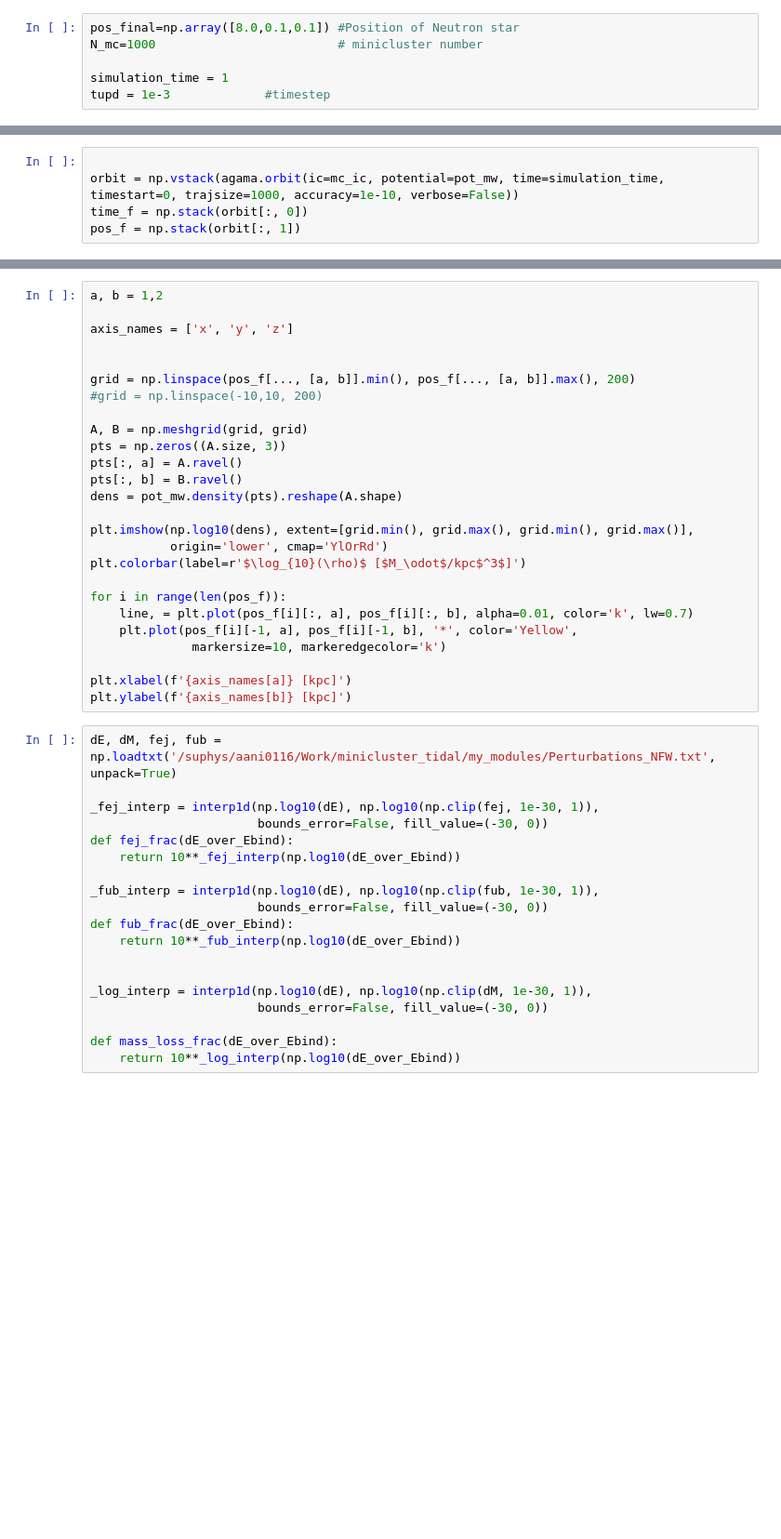
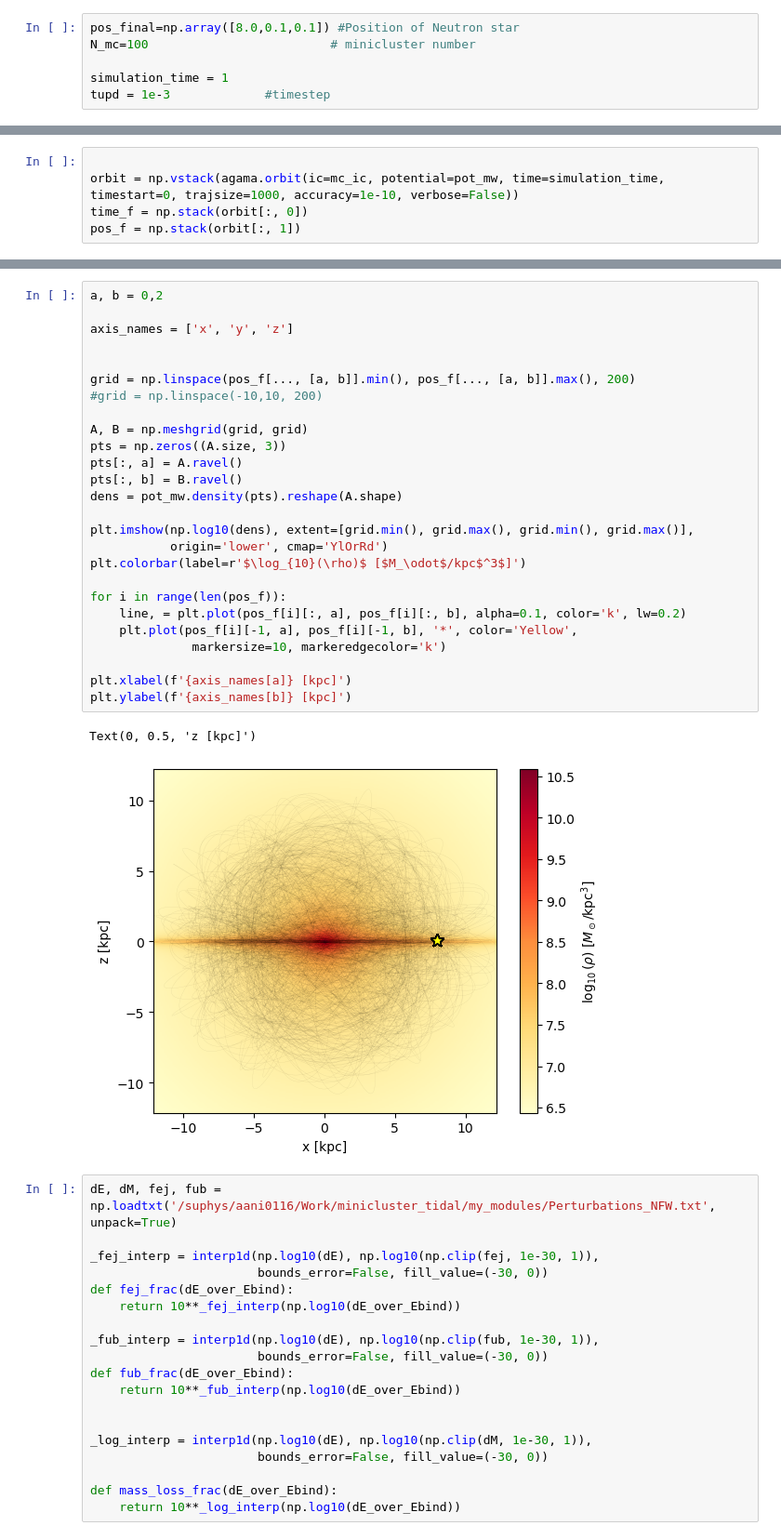
Before and after one commit to ananthukanilkumar/neutronstar-minicluster, a Jupyter notebook: ns_mc.ipynb, the cells around one changed output, grey strips where cells are left out. Shown at 93% size. Saved outputs shown, nothing was run; the diff lists cells and outputs as text; blank space fills up the shorter version.

```diff
--- a/ns_mc.ipynb
+++ b/ns_mc.ipynb
@@ -20,7 +20,7 @@ from hmf import get_mass,prob
 from mc_xv import generate_xv_at,generate_xv
 # %%
 pos_final=np.array([8.0,0.1,0.1]) #Position of Neutron star
-N_mc=1000                         # minicluster number
+N_mc=100                         # minicluster number
 
 simulation_time = 1
 tupd = 1e-3             #timestep
@@ -63,29 +86,32 @@ for i in np.where(ecc_mask)[0]:
 # %%
-a, b = 1,2
+a, b = 0,2
 
 axis_names = ['x', 'y', 'z']
 
 
 grid = np.linspace(pos_f[..., [a, b]].min(), pos_f[..., [a, b]].max(), 200)
 #grid = np.linspace(-10,10, 200)
 
 A, B = np.meshgrid(grid, grid)
 pts = np.zeros((A.size, 3))
 pts[:, a] = A.ravel()
 pts[:, b] = B.ravel()
 dens = pot_mw.density(pts).reshape(A.shape)
 
 plt.imshow(np.log10(dens), extent=[grid.min(), grid.max(), grid.min(), grid.max()],
            origin='lower', cmap='YlOrRd')
 plt.colorbar(label=r'$\log_{10}(\rho)$ [$M_\odot$/kpc$^3$]')
 
 for i in range(len(pos_f)):
-    line, = plt.plot(pos_f[i][:, a], pos_f[i][:, b], alpha=0.01, color='k', lw=0.7)
+    line, = plt.plot(pos_f[i][:, a], pos_f[i][:, b], alpha=0.1, color='k', lw=0.2)
     plt.plot(pos_f[i][-1, a], pos_f[i][-1, b], '*', color='Yellow',
               markersize=10, markeredgecolor='k')
 
 plt.xlabel(f'{axis_names[a]} [kpc]')
 plt.ylabel(f'{axis_names[b]} [kpc]')
+# %% [output]
+Text(0, 0.5, 'z [kpc]')
+[figure, added]
 # %%
 dE, dM, fej, fub = np.loadtxt('/suphys/aani0116/Work/minicluster_tidal/my_modules/Perturbations_NFW.txt', unpack=True)
 
```
Also changed, not shown: parts of 10 cells of this notebook, 1 other file.
